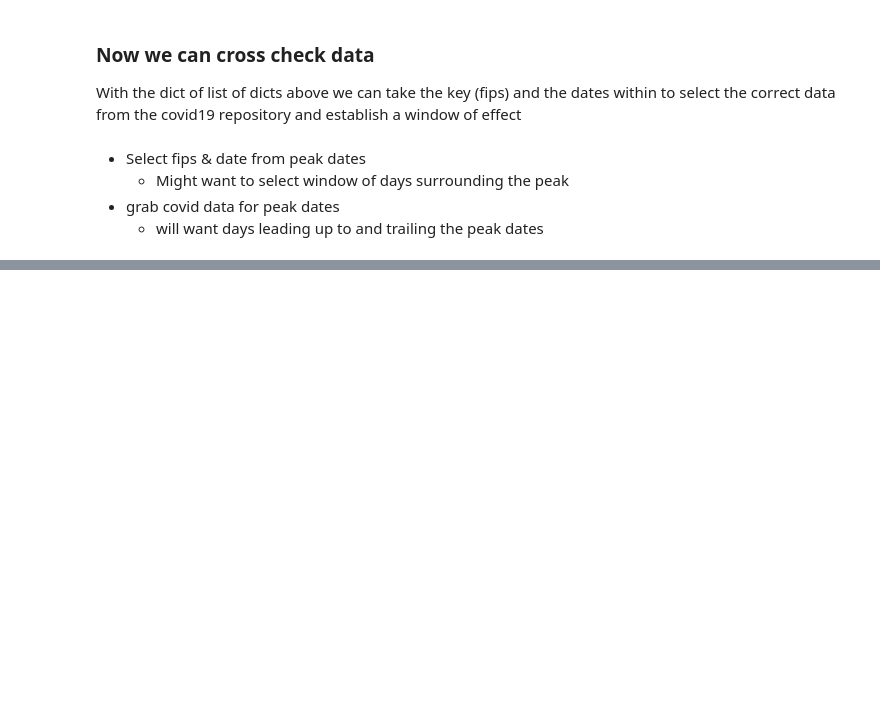
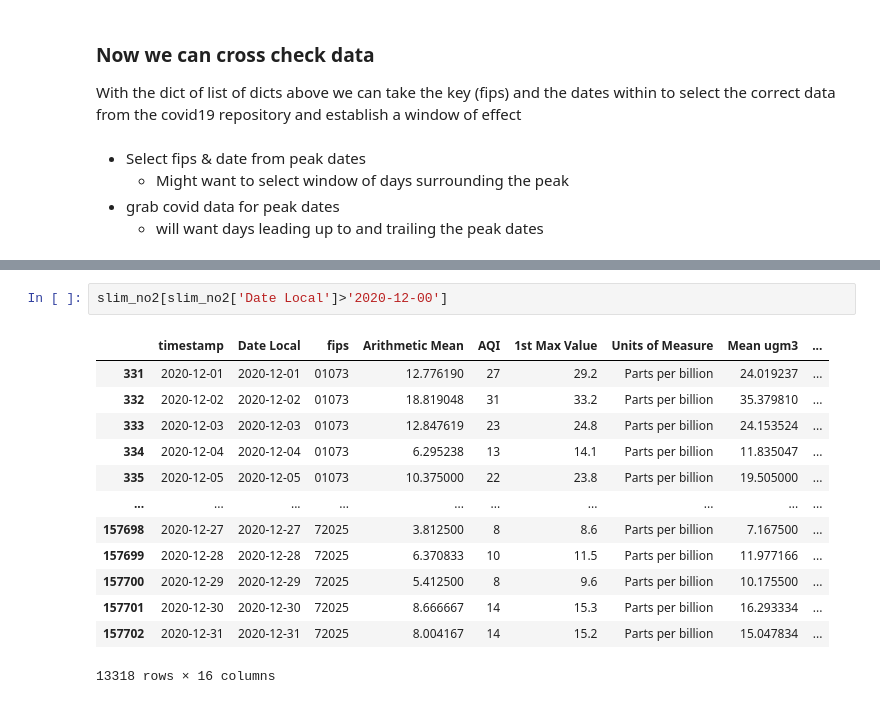
Before and after one commit to richstrouss/capstone, a Jupyter notebook: avk_data_investigation.ipynb, the cells around one changed output, grey strips where cells are left out. Saved outputs shown, nothing was run; the diff lists cells and outputs as text; blank space fills up the shorter version.

```diff
--- a/avk_data_investigation.ipynb
+++ b/avk_data_investigation.ipynb
@@ -594,0 +414,16 @@ test_days
+# %%
+slim_no2[slim_no2['Date Local']>'2020-12-00']
+# %% [output]
+|  | timestamp | Date Local | fips | Arithmetic Mean | AQI | 1st Max Value | Units of Measure | Mean ugm3 | ... |
+| 331 | 2020-12-01 | 2020-12-01 | 01073 | 12.776190 | 27 | 29.2 | Parts per billion | 24.019237 | ... |
+| 332 | 2020-12-02 | 2020-12-02 | 01073 | 18.819048 | 31 | 33.2 | Parts per billion | 35.379810 | ... |
+| 333 | 2020-12-03 | 2020-12-03 | 01073 | 12.847619 | 23 | 24.8 | Parts per billion | 24.153524 | ... |
+| 334 | 2020-12-04 | 2020-12-04 | 01073 | 6.295238 | 13 | 14.1 | Parts per billion | 11.835047 | ... |
+| 335 | 2020-12-05 | 2020-12-05 | 01073 | 10.375000 | 22 | 23.8 | Parts per billion | 19.505000 | ... |
+| ... | ... | ... | ... | ... | ... | ... | ... | ... | ... |
+| 157698 | 2020-12-27 | 2020-12-27 | 72025 | 3.812500 | 8 | 8.6 | Parts per billion | 7.167500 | ... |
+| 157699 | 2020-12-28 | 2020-12-28 | 72025 | 6.370833 | 10 | 11.5 | Parts per billion | 11.977166 | ... |
+| 157700 | 2020-12-29 | 2020-12-29 | 72025 | 5.412500 | 8 | 9.6 | Parts per billion | 10.175500 | ... |
+| 157701 | 2020-12-30 | 2020-12-30 | 72025 | 8.666667 | 14 | 15.3 | Parts per billion | 16.293334 | ... |
+| 157702 | 2020-12-31 | 2020-12-31 | 72025 | 8.004167 | 14 | 15.2 | Parts per billion | 15.047834 | ... |
+13318 rows × 16 columns
```
Also changed, not shown: parts of 59 cells of this notebook.
